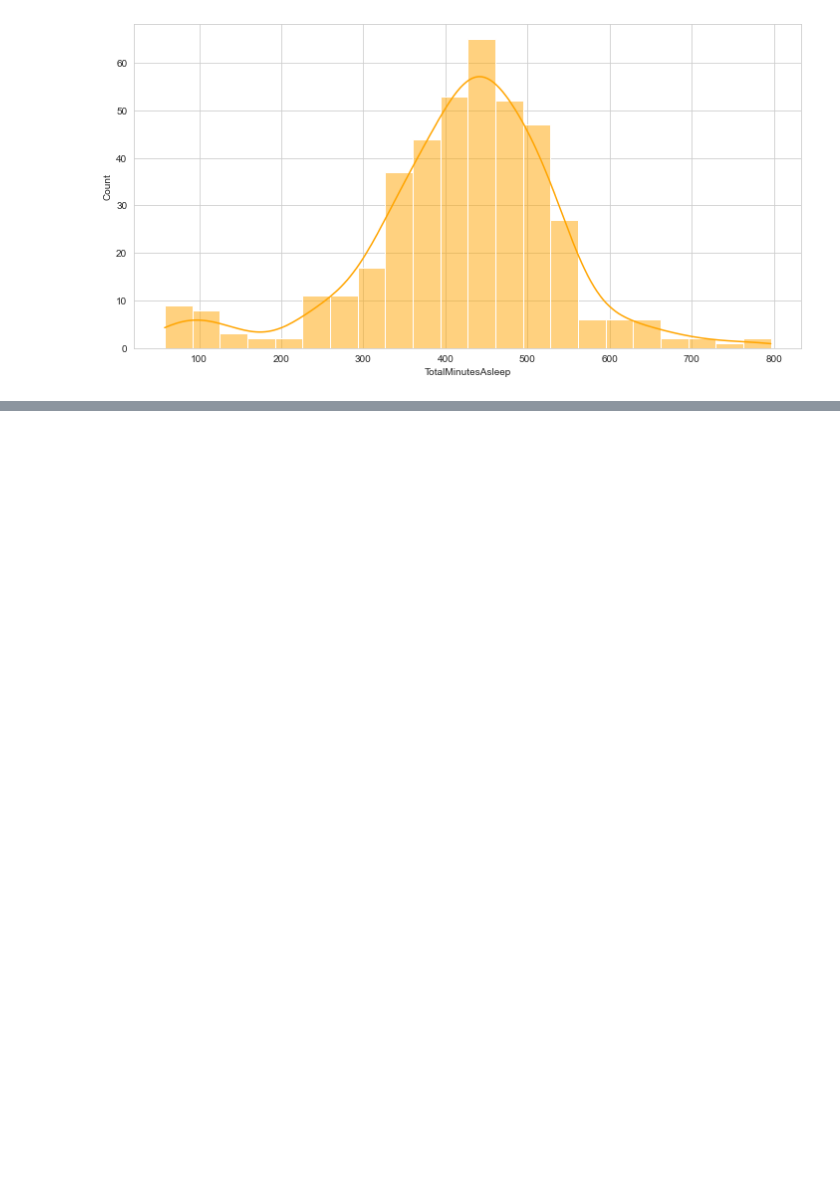
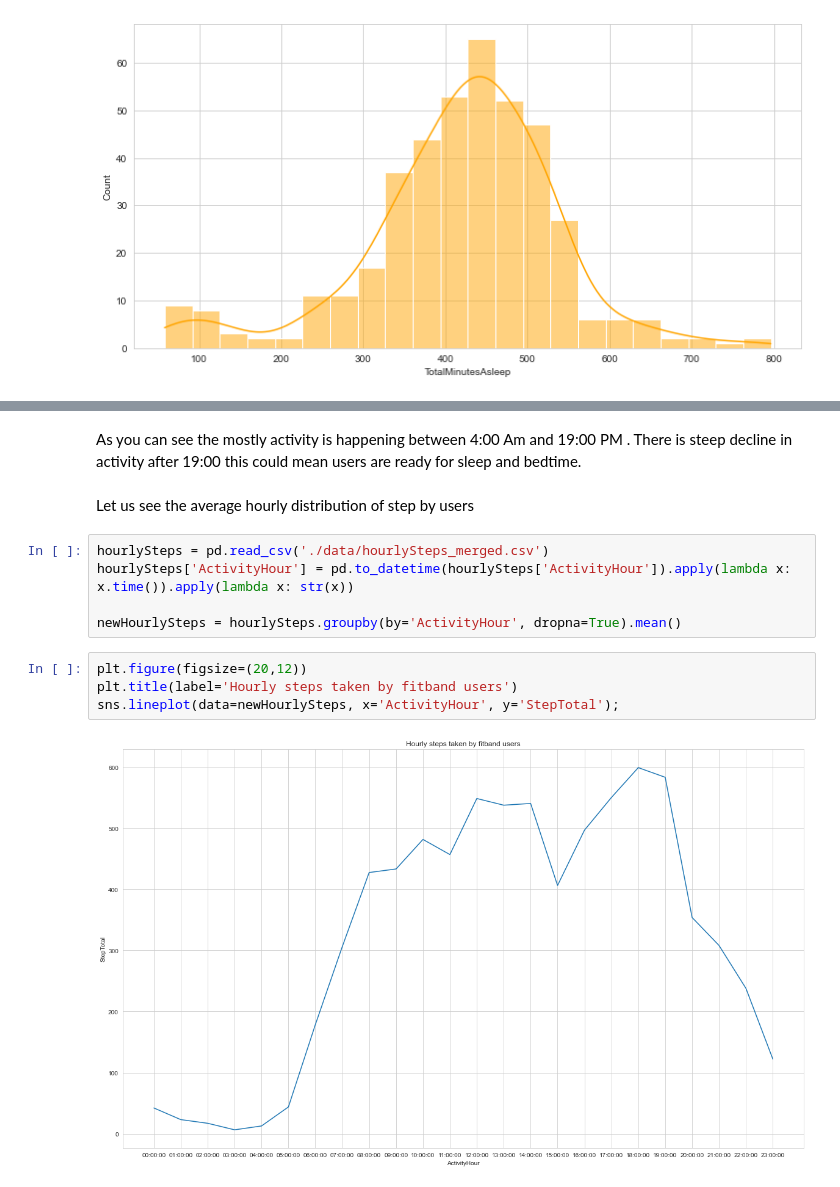
Before and after one commit to ashwinMa4/bellabeat-caseStudy, a Jupyter notebook: BellaBeat.ipynb, the cells around one changed output, grey strips where cells are left out. Cells and saved outputs as stored; diff of their text form; blank space fills up the shorter version.

```diff
--- a/BellaBeat.ipynb
+++ b/BellaBeat.ipynb
@@ -144,0 +168,15 @@ sns.histplot(sleep, x= 'TotalMinutesAsleep', kde=True, color='orange' )
+# %% [markdown]
+As you can see the mostly activity is happening between 4:00 Am and 19:00 PM . There is steep decline in activity after 19:00 this could mean users are ready for sleep and bedtime.
+# %% [markdown]
+Let us see the average hourly distribution of step by users
+# %%
+hourlySteps = pd.read_csv('./data/hourlySteps_merged.csv')
+hourlySteps['ActivityHour'] = pd.to_datetime(hourlySteps['ActivityHour']).apply(lambda x: x.time()).apply(lambda x: str(x))
+
+newHourlySteps = hourlySteps.groupby(by='ActivityHour', dropna=True).mean()
+# %%
+plt.figure(figsize=(20,12))
+plt.title(label='Hourly steps taken by fitband users')
+sns.lineplot(data=newHourlySteps, x='ActivityHour', y='StepTotal');
+# %% [output]
+[figure, added]
```
Also changed, not shown: parts of 15 cells of this notebook, 1 other file.
